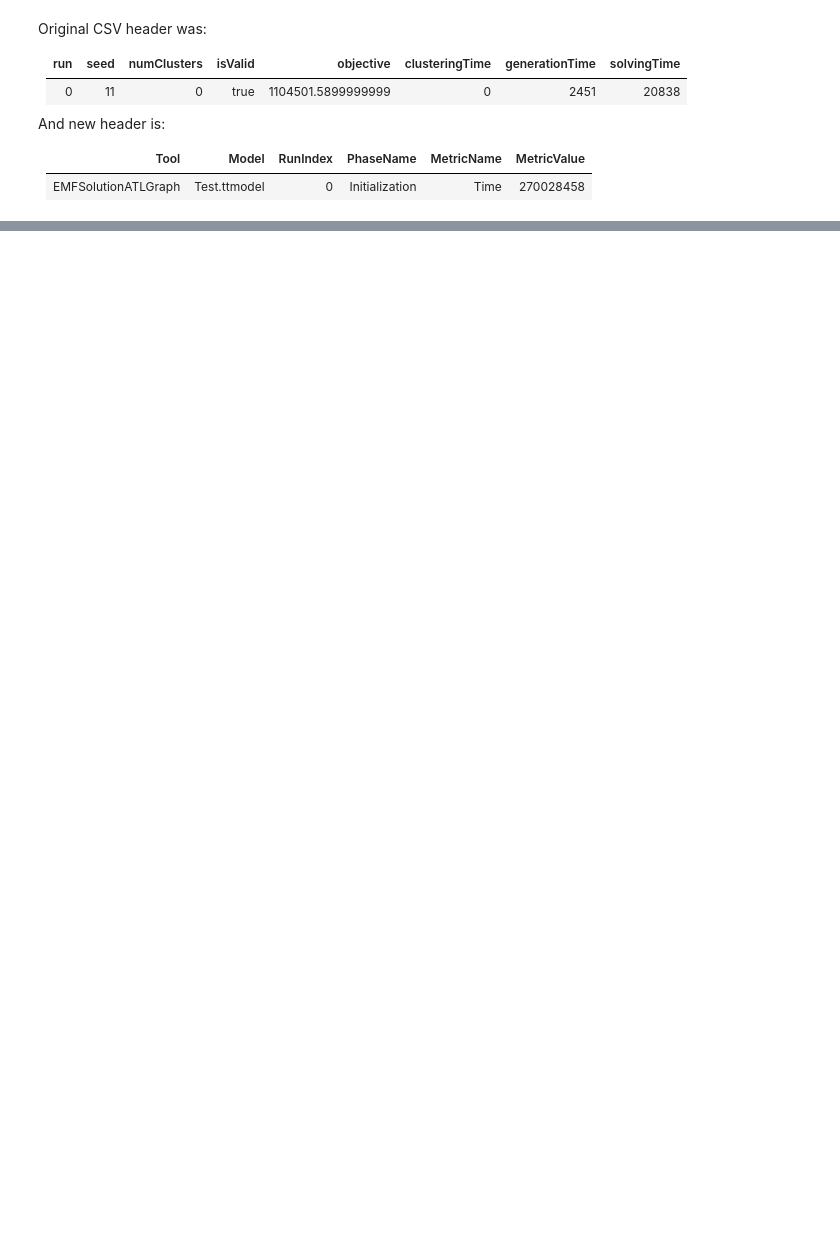
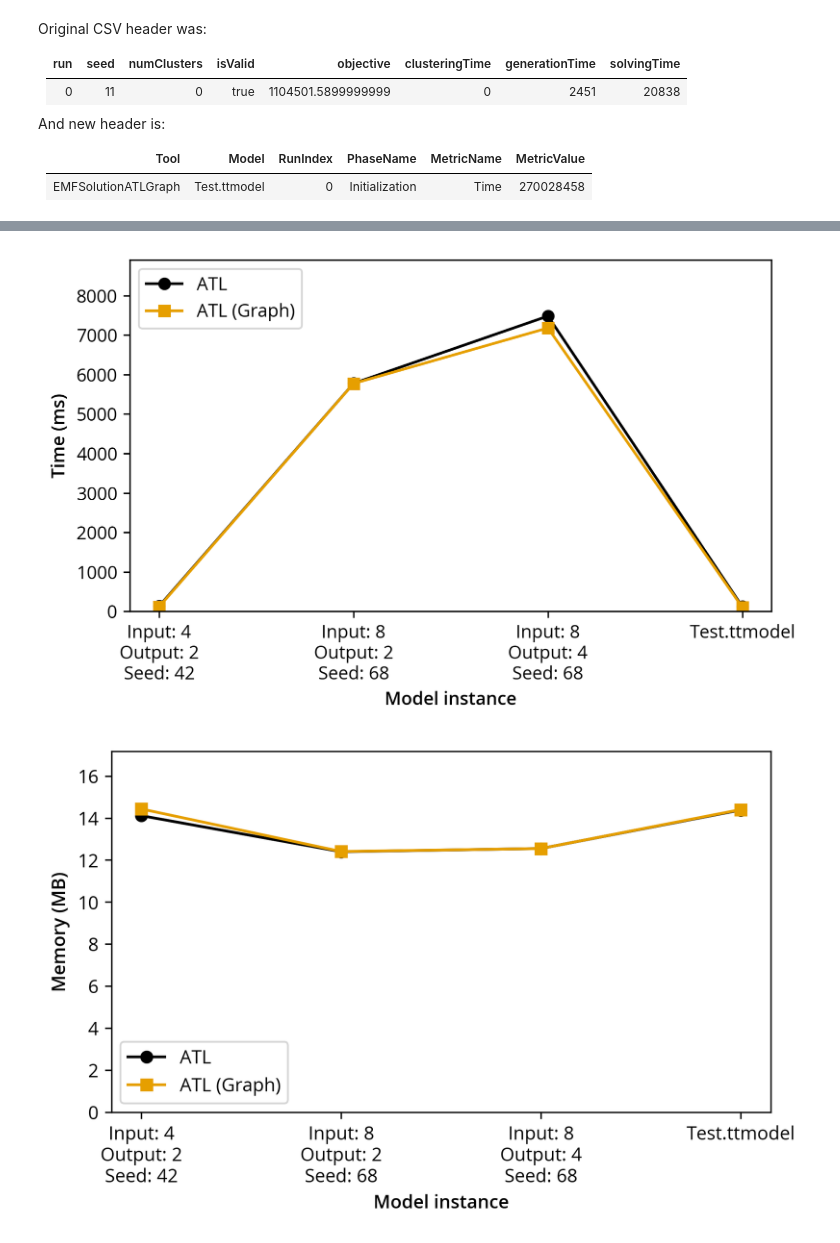
Before and after one commit to TransformationToolContest/ttc2019-tt2bdd, a Jupyter notebook: scripts/imported.ipynb, the cells around one changed output, grey strips where cells are left out. Cells and saved outputs as stored; diff of their text form; code cells hidden in the pictures; blank space fills up the shorter version.

```diff
--- a/scripts/imported.ipynb
+++ b/scripts/imported.ipynb
@@ -48,5 +69,5 @@ def normalise_data(data):
 # %%
-my_dpi = 100
+my_dpi = 300
 # plt.figure(figsize=(1920/my_dpi, 1080/my_dpi), dpi=my_dpi)
 
 # f, axes = plt.subplots(2, 3, sharey=False,figsize=(1920/my_dpi, 1080/my_dpi), dpi=my_dpi)
@@ -110 +126,11 @@ d2
+# %%
+good_colors = ['#000000','#e69f00','#56b4e9','#009e73','#f0e442','#0072b2','#d55e00','#cc79a7']
+good_shapes = ['o', 's', 'v', '^', 'x']
+good_dashes = ['-', '--', ':', '-.']
+
+info = {
+    'EMFSolutionATL':        (good_colors[0], good_shapes[0], good_dashes[0], 'ATL'),
+    'EMFSolutionATLGraph':   (good_colors[1], good_shapes[1], good_dashes[0], 'ATL (Graph)'),
+    'RelationalRAGSolution': (good_colors[2], good_shapes[2], good_dashes[0], 'RelRAG')
+}
 # %%
@@ -156,0 +182,7 @@ fig.savefig('run_time.png', format="png")
+# %%
+time_data, memory_data = read_measurements()
+draw_part(time_data, name='run_time', axis_title='Time (ms)', legend_position='upper left')
+draw_part(memory_data, name='memory', axis_title='Memory (MB)', legend_position='lower left')
+# %% [output]
+[figure, added]
+[figure, added]
```
Also changed, not shown: parts of 9 cells of this notebook, 3 other files.
